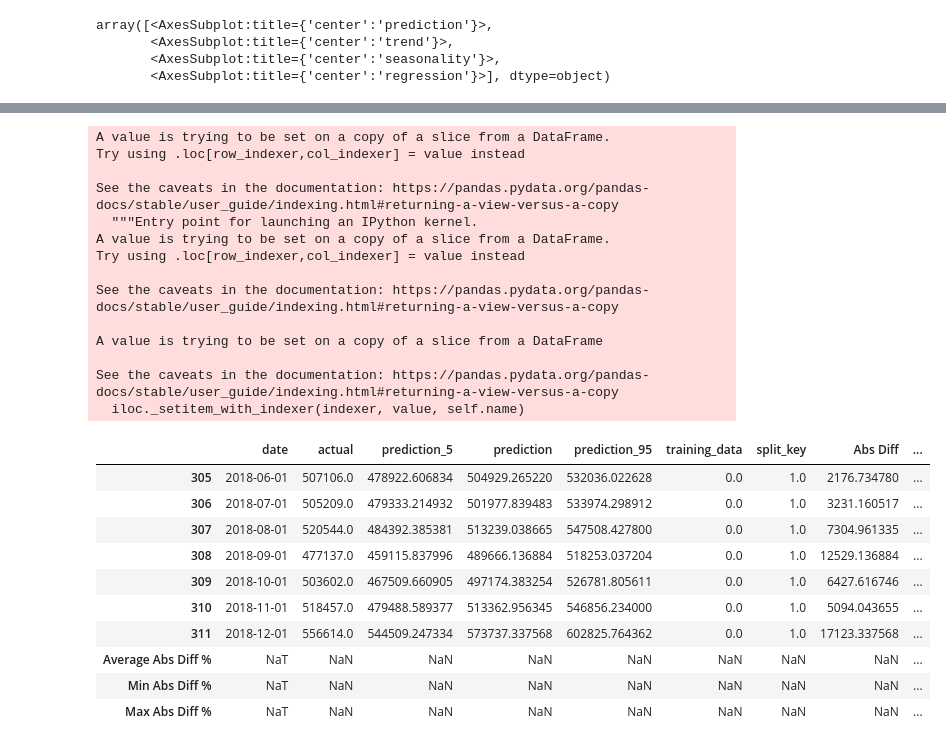
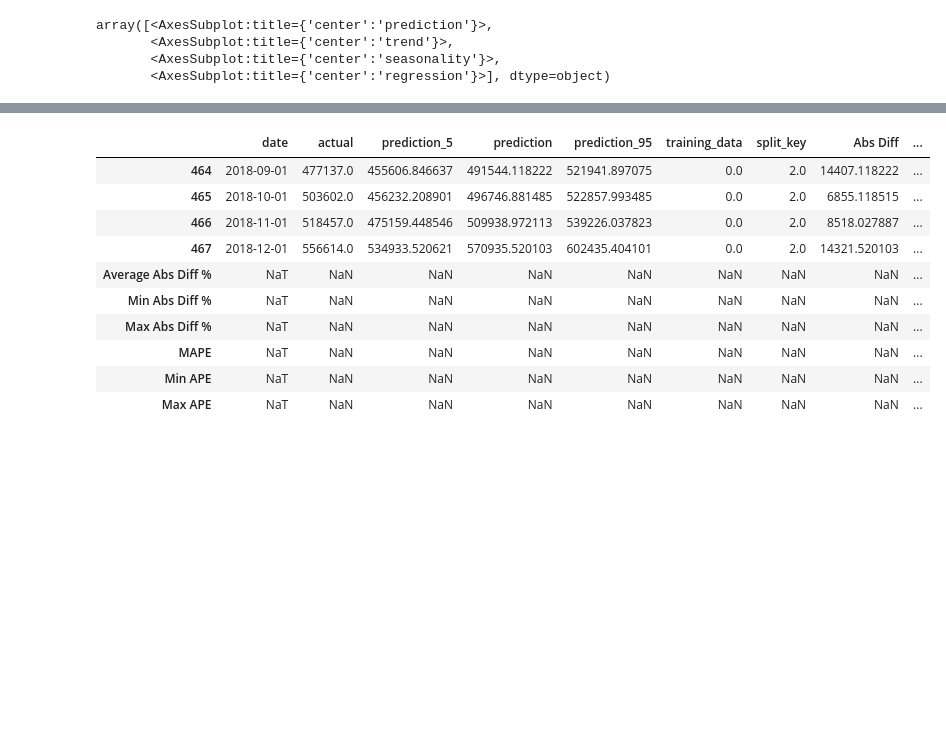
Before and after one commit to sungkim11/forecast-sales, a Jupyter notebook: forecast_sales_using_orbit.ipynb, the cells around one changed output, grey strips where cells are left out. Saved outputs shown, nothing was run; the diff lists cells and outputs as text; code cells hidden in the pictures; blank space fills up the shorter version.

```diff
--- a/forecast_sales_using_orbit.ipynb
+++ b/forecast_sales_using_orbit.ipynb
@@ -283,7 +291,7 @@ array([<AxesSubplot:title={'center':'prediction'}>,
 # configs
 min_train_len = 132
 forecast_len = 12
-incremental_len = 24
+incremental_len = 12
 window_type = 'expanding'
 
 bt = BackTester(
@@ -346,33 +359,19 @@ retail_sales_validate.head(5)
 # %%
-retail_sales_validate['Abs Diff'] = (retail_sales_validate['actual'] - retail_sales_validate['prediction']).abs()
-retail_sales_validate['Abs Diff %'] = (retail_sales_validate['actual'] - retail_sales_validate['prediction']).abs()/retail_sales_validate['actual']
-retail_sales_validate.loc['Average Abs Diff %'] = pd.Series(retail_sales_validate['Abs Diff %'].mean(), index = ['Abs Diff %'])
-retail_sales_validate.loc['Min Abs Diff %'] = pd.Series(retail_sales_validate['Abs Diff %'].min(), index = ['Abs Diff %'])
-retail_sales_validate.loc['Max Abs Diff %'] = pd.Series(retail_sales_validate['Abs Diff %'].max(), index = ['Abs Diff %'])
+retail_sales_validate['AE'] = (retail_sales_validate['actual'] - retail_sales_validate['prediction']).abs()
+retail_sales_validate['APE'] = (retail_sales_validate['actual'] - retail_sales_validate['prediction']).abs()/retail_sales_validate['actual']
+retail_sales_validate.loc['MAPE'] = pd.Series(retail_sales_validate['Abs Diff %'].mean(), index = ['Abs Diff %'])
+retail_sales_validate.loc['Min APE'] = pd.Series(retail_sales_validate['Abs Diff %'].min(), index = ['Abs Diff %'])
+retail_sales_validate.loc['Max APE'] = pd.Series(retail_sales_validate['Abs Diff %'].max(), index = ['Abs Diff %'])
 retail_sales_validate.tail(10)
 # %% [output]
-A value is trying to be set on a copy of a slice from a DataFrame.
-Try using .loc[row_indexer,col_indexer] = value instead
-
-See the caveats in the documentation: https://pandas.pydata.org/pandas-docs/stable/user_guide/indexing.html#returning-a-view-versus-a-copy
-  """Entry point for launching an IPython kernel.
-A value is trying to be set on a copy of a slice from a DataFrame.
-Try using .loc[row_indexer,col_indexer] = value instead
-
-See the caveats in the documentation: https://pandas.pydata.org/pandas-docs/stable/user_guide/indexing.html#returning-a-view-versus-a-copy
-
-A value is trying to be set on a copy of a slice from a DataFrame
-
-See the caveats in the documentation: https://pandas.pydata.org/pandas-docs/stable/user_guide/indexing.html#returning-a-view-versus-a-copy
-  iloc._setitem_with_indexer(indexer, value, self.name)
 |  | date | actual | prediction_5 | prediction | prediction_95 | training_data | split_key | Abs Diff | ... |
-| 305 | 2018-06-01 | 507106.0 | 478922.606834 | 504929.265220 | 532036.022628 | 0.0 | 1.0 | 2176.734780 | ... |
-| 306 | 2018-07-01 | 505209.0 | 479333.214932 | 501977.839483 | 533974.298912 | 0.0 | 1.0 | 3231.160517 | ... |
-| 307 | 2018-08-01 | 520544.0 | 484392.385381 | 513239.038665 | 547508.427800 | 0.0 | 1.0 | 7304.961335 | ... |
-| 308 | 2018-09-01 | 477137.0 | 459115.837996 | 489666.136884 | 518253.037204 | 0.0 | 1.0 | 12529.136884 | ... |
-| 309 | 2018-10-01 | 503602.0 | 467509.660905 | 497174.383254 | 526781.805611 | 0.0 | 1.0 | 6427.616746 | ... |
-| 310 | 2018-11-01 | 518457.0 | 479488.589377 | 513362.956345 | 546856.234000 | 0.0 | 1.0 | 5094.043655 | ... |
-| 311 | 2018-12-01 | 556614.0 | 544509.247334 | 573737.337568 | 602825.764362 | 0.0 | 1.0 | 17123.337568 | ... |
+| 464 | 2018-09-01 | 477137.0 | 455606.846637 | 491544.118222 | 521941.897075 | 0.0 | 2.0 | 14407.118222 | ... |
+| 465 | 2018-10-01 | 503602.0 | 456232.208901 | 496746.881485 | 522857.993485 | 0.0 | 2.0 | 6855.118515 | ... |
+| 466 | 2018-11-01 | 518457.0 | 475159.448546 | 509938.972113 | 539226.037823 | 0.0 | 2.0 | 8518.027887 | ... |
+| 467 | 2018-12-01 | 556614.0 | 534933.520621 | 570935.520103 | 602435.404101 | 0.0 | 2.0 | 14321.520103 | ... |
 | Average Abs Diff % | NaT | NaN | NaN | NaN | NaN | NaN | NaN | NaN | ... |
 | Min Abs Diff % | NaT | NaN | NaN | NaN | NaN | NaN | NaN | NaN | ... |
 | Max Abs Diff % | NaT | NaN | NaN | NaN | NaN | NaN | NaN | NaN | ... |
+| MAPE | NaT | NaN | NaN | NaN | NaN | NaN | NaN | NaN | ... |
+| Min APE | NaT | NaN | NaN | NaN | NaN | NaN | NaN | NaN | ... |
+| Max APE | NaT | NaN | NaN | NaN | NaN | NaN | NaN | NaN | ... |
```
Also changed, not shown: parts of 14 cells of this notebook.
